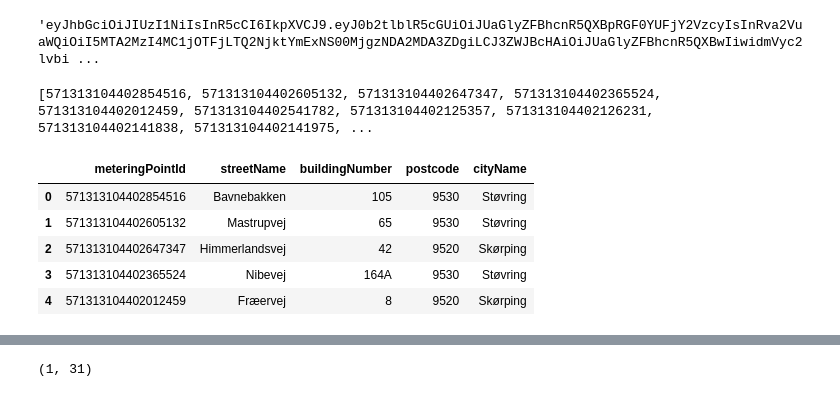
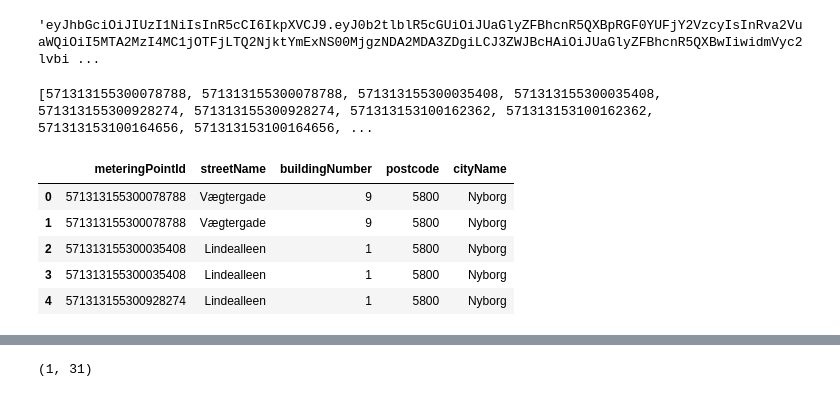
Before and after one commit to Mikkel-schmidt/elfor, a Jupyter notebook: Code/Hent_data.ipynb, the cells around one changed output, grey strips where cells are left out. Cells and saved outputs as stored; diff of their text form; code cells hidden in the pictures.

Commit message:
Nyborg Kommune

```diff
--- a/Code/Hent_data.ipynb
+++ b/Code/Hent_data.ipynb
@@ -580,18 +580,18 @@ def besp():
 # %% [output]
 'eyJhbGciOiJIUzI1NiIsInR5cCI6IkpXVCJ9.eyJ0b2tlblR5cGUiOiJUaGlyZFBhcnR5QXBpRGF0YUFjY2VzcyIsInRva2VuaWQiOiI5MTA2MzI4MC1jOTFjLTQ2NjktYmExNS00MjgzNDA2MDA3ZDgiLCJ3ZWJBcHAiOiJUaGlyZFBhcnR5QXBwIiwidmVyc2lvbi ...
 # %%
-kunde = 'Rebild Kommune'
+kunde = 'NyborgKommune'
 df, IDs = getMeterPoints(kunde)
 print(IDs)
 df.head()
 # %% [output]
-[571313104402854516, 571313104402605132, 571313104402647347, 571313104402365524, 571313104402012459, 571313104402541782, 571313104402125357, 571313104402126231, 571313104402141838, 571313104402141975, ...
+[571313155300078788, 571313155300078788, 571313155300035408, 571313155300035408, 571313155300928274, 571313155300928274, 571313153100162362, 571313153100162362, 571313153100164656, 571313153100164656, ...
 |  | meteringPointId | streetName | buildingNumber | postcode | cityName |
-| 0 | 571313104402854516 | Bavnebakken | 105 | 9530 | Støvring |
-| 1 | 571313104402605132 | Mastrupvej | 65 | 9530 | Støvring |
-| 2 | 571313104402647347 | Himmerlandsvej | 42 | 9520 | Skørping |
-| 3 | 571313104402365524 | Nibevej | 164A | 9530 | Støvring |
-| 4 | 571313104402012459 | Fræervej | 8 | 9520 | Skørping |
+| 0 | 571313155300078788 | Vægtergade | 9 | 5800 | Nyborg |
+| 1 | 571313155300078788 | Vægtergade | 9 | 5800 | Nyborg |
+| 2 | 571313155300035408 | Lindealleen | 1 | 5800 | Nyborg |
+| 3 | 571313155300035408 | Lindealleen | 1 | 5800 | Nyborg |
+| 4 | 571313155300928274 | Lindealleen | 1 | 5800 | Nyborg |
 # %%
 df = getMeterReadings(IDs)
 # %% [output]
```
Also changed, not shown: parts of 3 cells of this notebook, 2 other files.
